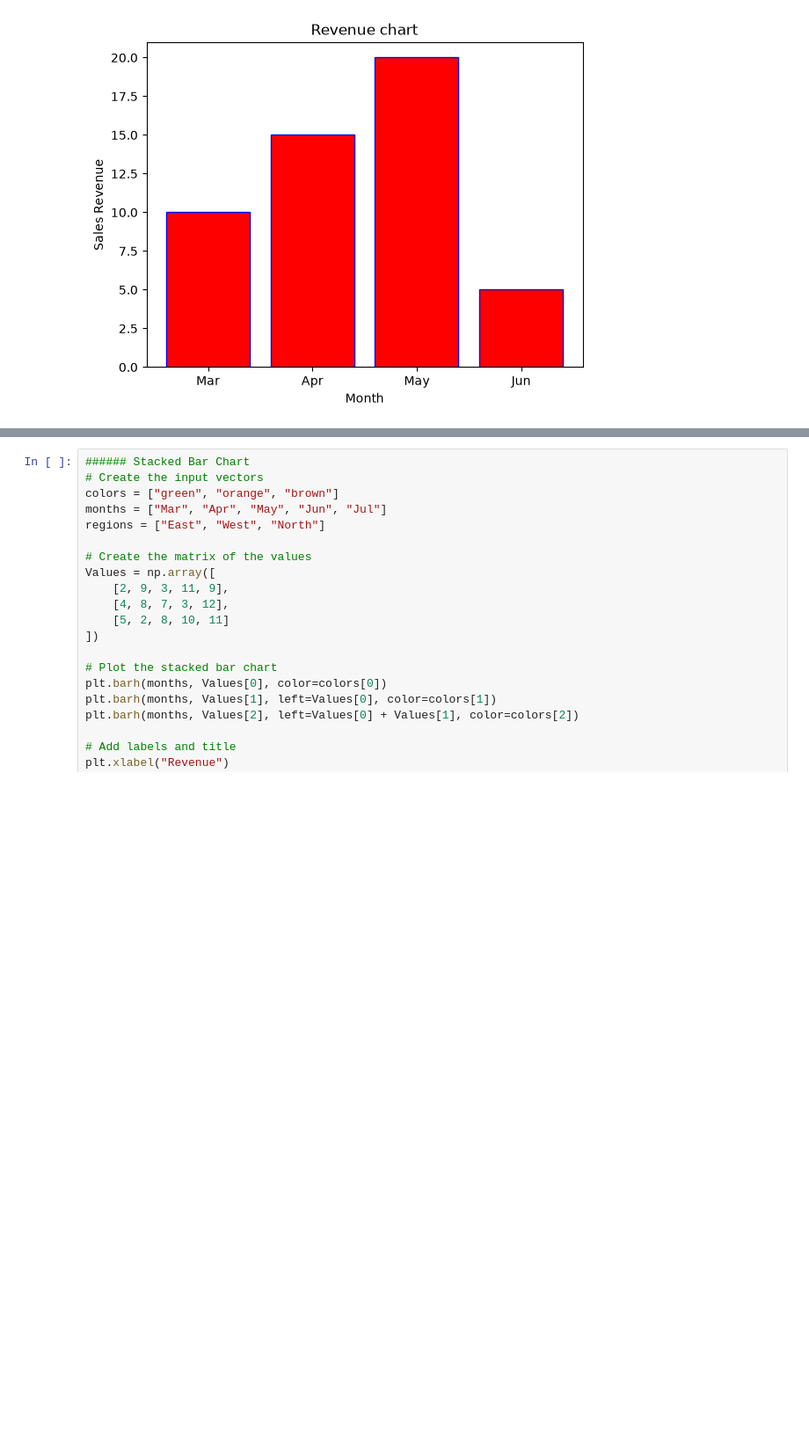
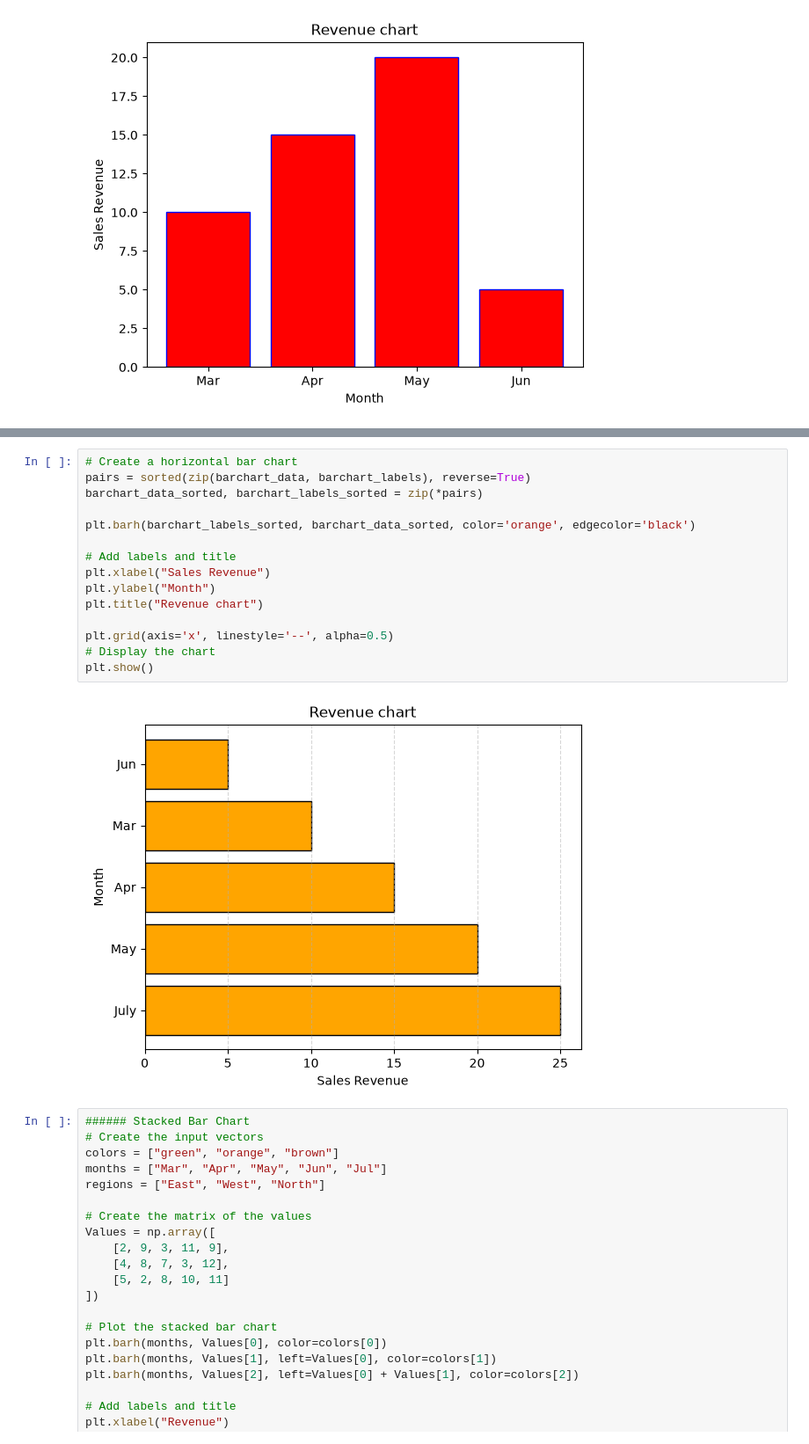
Before and after one commit to dungp-dsai/data-visualization-gta, a Jupyter notebook: ws_1.ipynb, the cells around one changed output, grey strips where cells are left out. Shown at 88% size. Drawn from its saved outputs; the diff is of its cells as text; blank space fills up the shorter version.

```diff
--- a/ws_1.ipynb
+++ b/ws_1.ipynb
@@ -84,3 +117,20 @@ plt.barh(barchart_labels_sorted, barchart_data_sorted, color='red', edgecolor='b
+# %%
+# Create a horizontal bar chart
+pairs = sorted(zip(barchart_data, barchart_labels), reverse=True)
+barchart_data_sorted, barchart_labels_sorted = zip(*pairs)
+
+plt.barh(barchart_labels_sorted, barchart_data_sorted, color='orange', edgecolor='black')
+
+# Add labels and title
+plt.xlabel("Sales Revenue")
+plt.ylabel("Month")
+plt.title("Revenue chart")
+
+plt.grid(axis='x', linestyle='--', alpha=0.5)
+# Display the chart
+plt.show()
+# %% [output]
+[figure, added]
 # %%
 ###### Stacked Bar Chart
 # Create the input vectors
```
Also changed, not shown: parts of 5 cells of this notebook, 1 other file.
